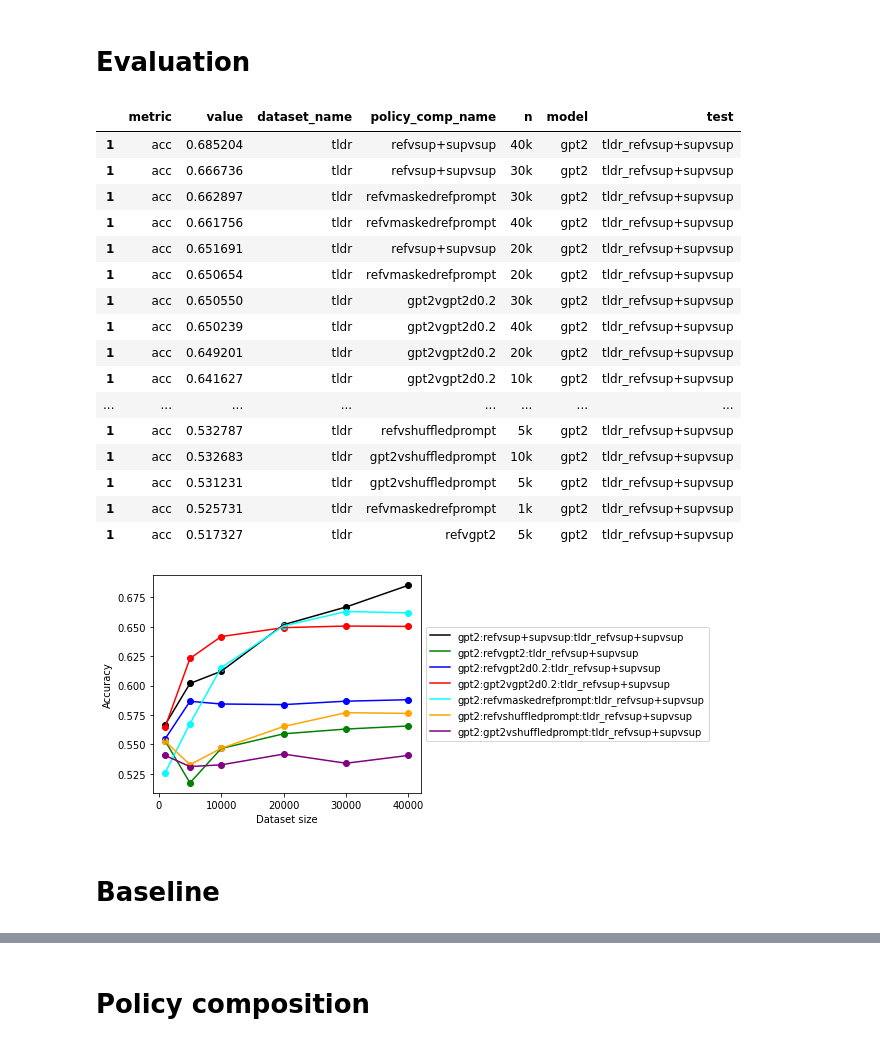
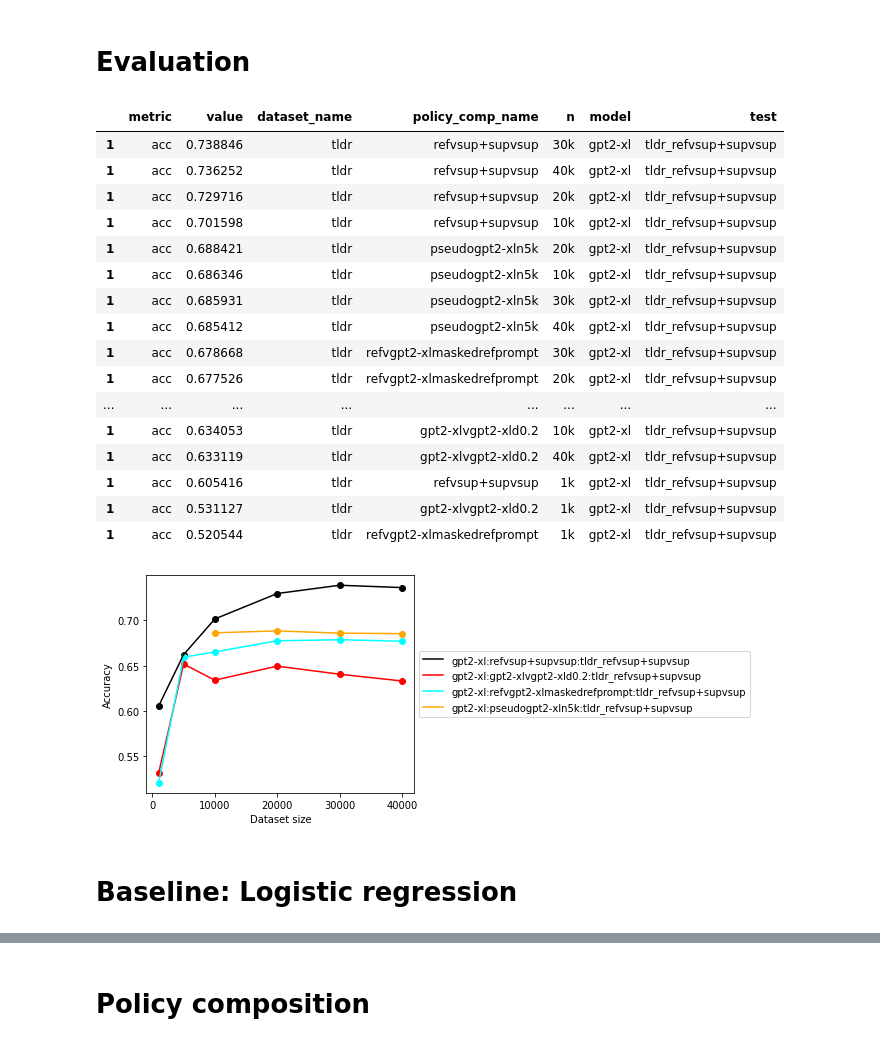
Before and after one commit to hacobe/rusp, a Jupyter notebook: data_synthesis/notebook.ipynb, the cells around one changed output, grey strips where cells are left out. Saved outputs shown, nothing was run; the diff lists cells and outputs as text; code cells hidden in the pictures.

```diff
--- a/data_synthesis/notebook.ipynb
+++ b/data_synthesis/notebook.ipynb
@@ -56,62 +77,67 @@ for dataset_name in ["tldr", "cnndm"]:
 # %%
 fig = plt.figure()
 ax = plt.subplot(111)
 policy_comp_name_to_specs = {
     "refvsup+supvsup": ("black", 1.0),
     "refvgpt2": ("green", 1.0),
     "refvgpt2d0.2": ("blue", 1.0),
     "gpt2vgpt2d0.2": ("red", 1.0),
     "refvmaskedrefprompt": ("cyan", 1.0),
     "refvshuffledprompt": ("orange", 1.0),
     "gpt2vshuffledprompt": ("purple", 1.0),
     #"gpt2vgpt2d0.2+refvmaskedrefprompt": ("pink", 1.0)
+    "gpt2-xlvgpt2-xld0.2": ("red", 1.0),
+    "refvgpt2-xlmaskedrefprompt": ("cyan", 1.0),
+    "refvgpt2-xlmaskedprompt": ("orange", 1.0),
+    "pseudogpt2-xln5k": ("orange", 1.0),
 }
+
 test = "tldr_refvsup+supvsup"
 #test = "cnndm_supvsup"
+model = "gpt2-xl"
 plot_metrics = pd.DataFrame()
 colors = []
-for model in ["gpt2"]:
-    for policy_comp_name in policy_comp_name_to_specs:
-        color, alpha = policy_comp_name_to_specs[policy_comp_name]
-        f = (metrics["metric"] == "acc")
-        f &= (metrics["policy_comp_name"] == policy_comp_name)
-        f &= (metrics["test"] == test)
-        f &= (metrics["model"] == model)
-        f &= (metrics["n"].apply(lambda x: x is not None))
-        x = [int(x.replace("k", "")) * 1000 for x in metrics[f]["n"].values]
-        y = metrics[f]["value"]
-        if len(x) == 0:
-            continue
-        ax.plot(x, y, label=model + ":" + policy_comp_name + ":" + test, color=color, alpha=alpha)
-        ax.scatter(x, y, color=color)
-        plot_metrics = plot_metrics.append(metrics[f])
+for policy_comp_name in policy_comp_name_to_specs:
+    color, alpha = policy_comp_name_to_specs[policy_comp_name]
+    f = (metrics["metric"] == "acc")
+    f &= (metrics["policy_comp_name"] == policy_comp_name)
+    f &= (metrics["test"] == test)
+    f &= (metrics["model"] == model)
+    f &= (metrics["n"].apply(lambda x: x is not None))
+    x = [int(x.replace("k", "")) * 1000 for x in metrics[f]["n"].values]
+    y = metrics[f]["value"]
+    if len(x) == 0:
+        continue
+    ax.plot(x, y, label=model + ":" + policy_comp_name + ":" + test, color=color, alpha=alpha)
+    ax.scatter(x, y, color=color)
+    plot_metrics = plot_metrics.append(metrics[f])
 box = ax.get_position()
 ax.set_position([box.x0, box.y0, box.width * 0.8, box.height])
 ax.legend(loc='center left', bbox_to_anchor=(1, 0.5))
 plt.xlabel("Dataset size")
 plt.ylabel("Accuracy")
 plot_metrics.sort_values("value", ascending=False)
 # %% [output]
 |  | metric | value | dataset_name | policy_comp_name | n | model | test |
-| 1 | acc | 0.685204 | tldr | refvsup+supvsup | 40k | gpt2 | tldr_refvsup+supvsup |
-| 1 | acc | 0.666736 | tldr | refvsup+supvsup | 30k | gpt2 | tldr_refvsup+supvsup |
-| 1 | acc | 0.662897 | tldr | refvmaskedrefprompt | 30k | gpt2 | tldr_refvsup+supvsup |
-| 1 | acc | 0.661756 | tldr | refvmaskedrefprompt | 40k | gpt2 | tldr_refvsup+supvsup |
-| 1 | acc | 0.651691 | tldr | refvsup+supvsup | 20k | gpt2 | tldr_refvsup+supvsup |
-| 1 | acc | 0.650654 | tldr | refvmaskedrefprompt | 20k | gpt2 | tldr_refvsup+supvsup |
-| 1 | acc | 0.650550 | tldr | gpt2vgpt2d0.2 | 30k | gpt2 | tldr_refvsup+supvsup |
-| 1 | acc | 0.650239 | tldr | gpt2vgpt2d0.2 | 40k | gpt2 | tldr_refvsup+supvsup |
-| 1 | acc | 0.649201 | tldr | gpt2vgpt2d0.2 | 20k | gpt2 | tldr_refvsup+supvsup |
-| 1 | acc | 0.641627 | tldr | gpt2vgpt2d0.2 | 10k | gpt2 | tldr_refvsup+supvsup |
+| 1 | acc | 0.738846 | tldr | refvsup+supvsup | 30k | gpt2-xl | tldr_refvsup+supvsup |
+| 1 | acc | 0.736252 | tldr | refvsup+supvsup | 40k | gpt2-xl | tldr_refvsup+supvsup |
+| 1 | acc | 0.729716 | tldr | refvsup+supvsup | 20k | gpt2-xl | tldr_refvsup+supvsup |
+| 1 | acc | 0.701598 | tldr | refvsup+supvsup | 10k | gpt2-xl | tldr_refvsup+supvsup |
+| 1 | acc | 0.688421 | tldr | pseudogpt2-xln5k | 20k | gpt2-xl | tldr_refvsup+supvsup |
+| 1 | acc | 0.686346 | tldr | pseudogpt2-xln5k | 10k | gpt2-xl | tldr_refvsup+supvsup |
+| 1 | acc | 0.685931 | tldr | pseudogpt2-xln5k | 30k | gpt2-xl | tldr_refvsup+supvsup |
+| 1 | acc | 0.685412 | tldr | pseudogpt2-xln5k | 40k | gpt2-xl | tldr_refvsup+supvsup |
+| 1 | acc | 0.678668 | tldr | refvgpt2-xlmaskedrefprompt | 30k | gpt2-xl | tldr_refvsup+supvsup |
+| 1 | acc | 0.677526 | tldr | refvgpt2-xlmaskedrefprompt | 20k | gpt2-xl | tldr_refvsup+supvsup |
 | ... | ... | ... | ... | ... | ... | ... | ... |
-| 1 | acc | 0.532787 | tldr | refvshuffledprompt | 5k | gpt2 | tldr_refvsup+supvsup |
-| 1 | acc | 0.532683 | tldr | gpt2vshuffledprompt | 10k | gpt2 | tldr_refvsup+supvsup |
-| 1 | acc | 0.531231 | tldr | gpt2vshuffledprompt | 5k | gpt2 | tldr_refvsup+supvsup |
-| 1 | acc | 0.525731 | tldr | refvmaskedrefprompt | 1k | gpt2 | tldr_refvsup+supvsup |
-| 1 | acc | 0.517327 | tldr | refvgpt2 | 5k | gpt2 | tldr_refvsup+supvsup |
+| 1 | acc | 0.634053 | tldr | gpt2-xlvgpt2-xld0.2 | 10k | gpt2-xl | tldr_refvsup+supvsup |
+| 1 | acc | 0.633119 | tldr | gpt2-xlvgpt2-xld0.2 | 40k | gpt2-xl | tldr_refvsup+supvsup |
+| 1 | acc | 0.605416 | tldr | refvsup+supvsup | 1k | gpt2-xl | tldr_refvsup+supvsup |
+| 1 | acc | 0.531127 | tldr | gpt2-xlvgpt2-xld0.2 | 1k | gpt2-xl | tldr_refvsup+supvsup |
+| 1 | acc | 0.520544 | tldr | refvgpt2-xlmaskedrefprompt | 1k | gpt2-xl | tldr_refvsup+supvsup |
-[figure, old version]
+[figure, new version]
 # %% [markdown]
-# Baseline
+# Baseline: Logistic regression
 # %%
 def _longestRepeatedSubstring(str):
     # https://www.geeksforgeeks.org/longest-repeating-and-non-overlapping-substring/
```
Also changed, not shown: parts of 6 cells of this notebook.
